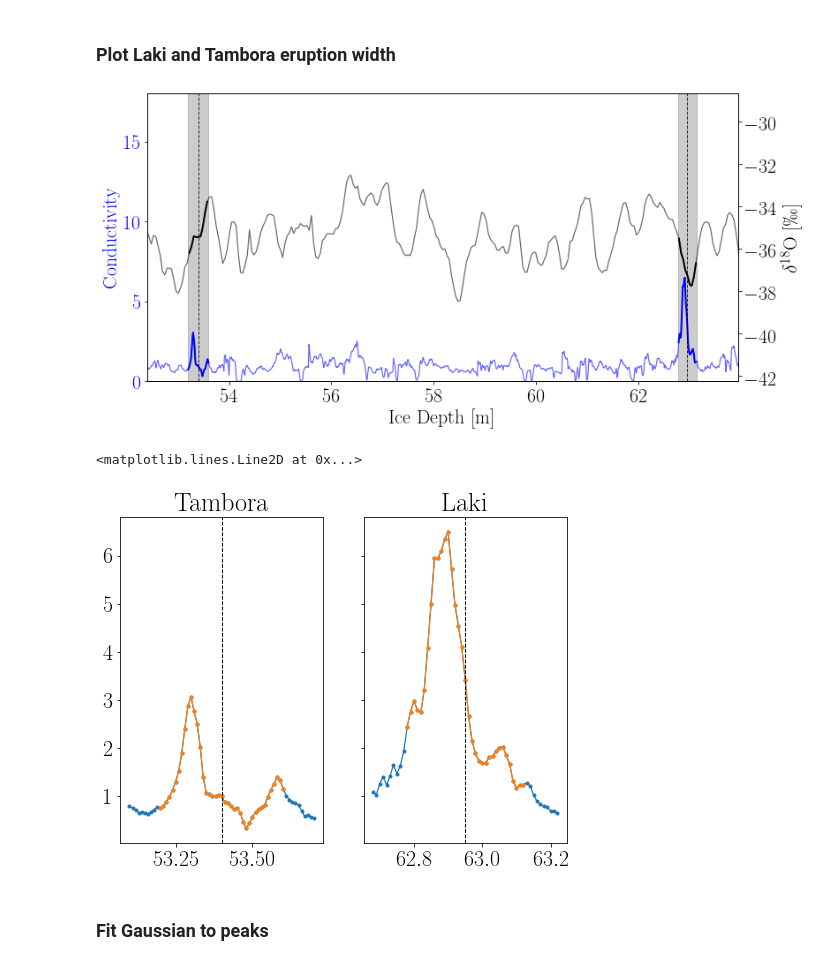
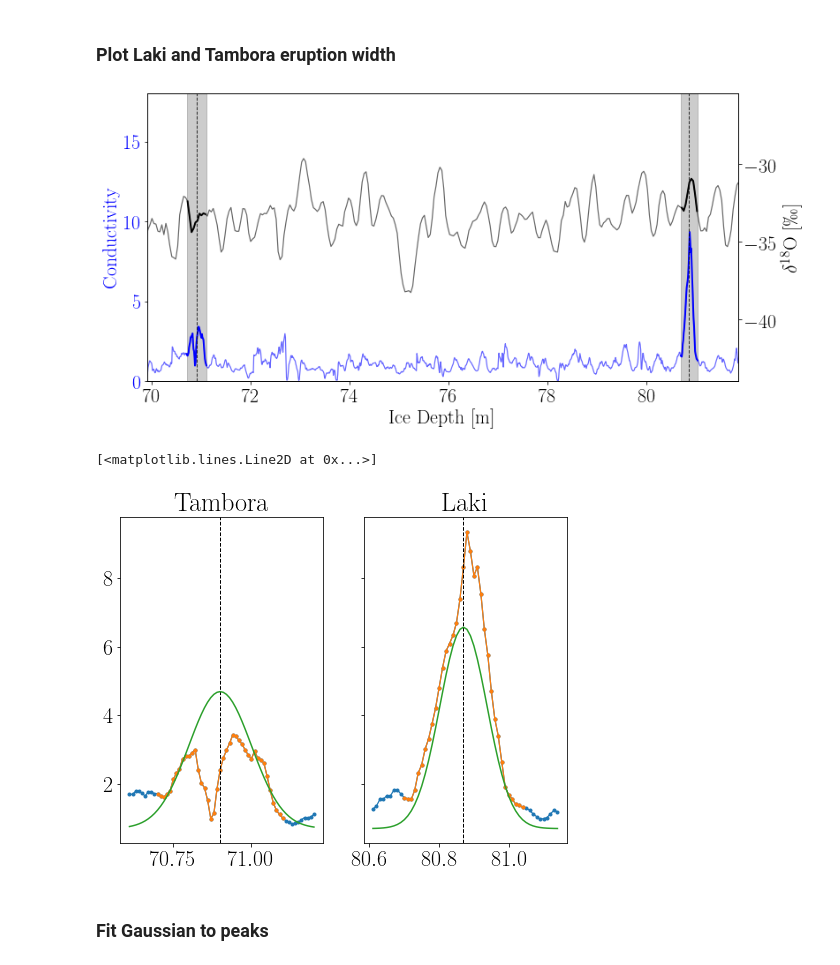
Before and after one commit to TheaQG/AWI_Bcores_Analysis, a Jupyter notebook: SensitivityTesting.ipynb, the cells around one changed output. Saved outputs shown, nothing was run; the diff lists cells and outputs as text; code cells hidden in the pictures.

Commit message:
Created Laki/Tamb gauss dists. for uncert. estimation.

```diff
--- a/SensitivityTesting.ipynb
+++ b/SensitivityTesting.ipynb
@@ -53,7 +53,7 @@ from Decon import SpectralDecon
 
 ### Define data
 # %%
-site = 'SiteE'
+site = 'SiteA'
 N_InInt = 33
 
 CoresSpecs = pd.read_csv('/home/thea/Documents/KUFysik/MesterTesen/Data/CoreSpecs.txt', ',')
@@ -63,8 +63,8 @@ coreNames = CoresSpecs['CoreName']
 
 core_idx = coreNames[CoresSpecs['CoreName'] == site].index[0]
 CoreSpecs = CoresSpecs.iloc[core_idx]
-dTamb_in = CoreSpecs['dTamb']
-dLaki_in = CoreSpecs['dLaki']
+dTamb_in = CoreSpecs['dTambCor']
+dLaki_in = CoreSpecs['dLakiCor']
 accum0 = CoreSpecs['Accum0']
 accumIE = CoreSpecs['Accum1']
 Temp0 = CoreSpecs['T0']
@@ -88,8 +88,8 @@ d18O_LT = data_d18O_LT['d18O']
 depth_ECM = np.asarray(data_ECM['depth']); ECM = np.asarray(data_ECM['ECM'])
 depth_ECM_LT = np.asarray(data_ECM_LT['depth']); ECM_LT = np.asarray(data_ECM_LT['ECM'])
 
-lenTamb = (CoreSpecs['lenTamb'])/100
-lenLaki = (CoreSpecs['lenLaki'])/100
+lenTamb = (CoreSpecs['lenTambCor'])/100
+lenLaki = (CoreSpecs['lenLakiCor'])/100
 
 startTamb = dTamb_in - lenTamb/2; endTamb = dTamb_in + lenTamb/2
 startLaki = dLaki_in - lenLaki/2; endLaki = dLaki_in + lenLaki/2
@@ -152,23 +152,34 @@ ax_2.plot(depth_Tamb,d18O_Tamb, lw=2, color='k')
 ax_2.set_ylabel('$\delta^{18}$O [$\permil$]', color='k')
 ax_2.tick_params(axis='y', labelcolor='k')
 # %% [output]
-[figure, old version]
+[figure, new version]
+# %%
+def gaussian(x, N, mu, sigma, a):
+    return N * 1. / (sigma*np.sqrt(2*np.pi)) * np.exp(-0.5* (x-mu)**2/sigma**2) + a
+
+x = depth_ECM_Tamb_Fit
+y = gaussian(x, 1, dTamb_in, lenTamb/4, 0.7)
+
+x1 = depth_ECM_Laki_Fit
+y1 = gaussian(x1, 1, dLaki_in, lenLaki/5, 0.7)
 # %%
 fig, ax = plt.subplots(1,2,figsize=(8,6), sharey=True)
 
 ax[0].plot(depth_ECM_Tamb_Fit,ECM_Tamb_Fit, lw=1.2, marker='.')
 ax[0].plot(depth_ECM_Tamb,ECM_Tamb, lw=1.2, marker='.')
 ax[0].set(title='Tambora')
 ax[0].axvline(x=dTamb_in, lw=1,ls='--',color='k')
+ax[0].plot(x,y)
 
 ax[1].plot(depth_ECM_Laki_Fit,ECM_Laki_Fit, lw=1.2, marker='.')
 ax[1].plot(depth_ECM_Laki,ECM_Laki, lw=1.2,marker='.')
 ax[1].set(title='Laki')
 ax[1].axvline(x=dLaki_in, lw=1,ls='--',color='k')
+ax[1].plot(x1,y1)
 #ax.plot(depth_ECM_Tamb,ECM_Tamb, lw=2, color='b')
 # %% [output]
-<matplotlib.lines.Line2D at 0x...>
+[<matplotlib.lines.Line2D at 0x...>]
-[figure, old version]
+[figure, new version]
 # %% [markdown]
 ### Fit Gaussian to peaks
 # %%
```
Also changed, not shown: parts of 17 cells of this notebook, 2 other files.
